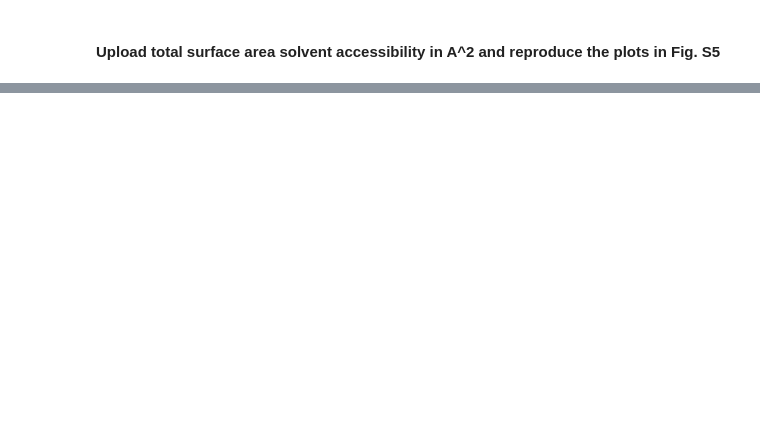
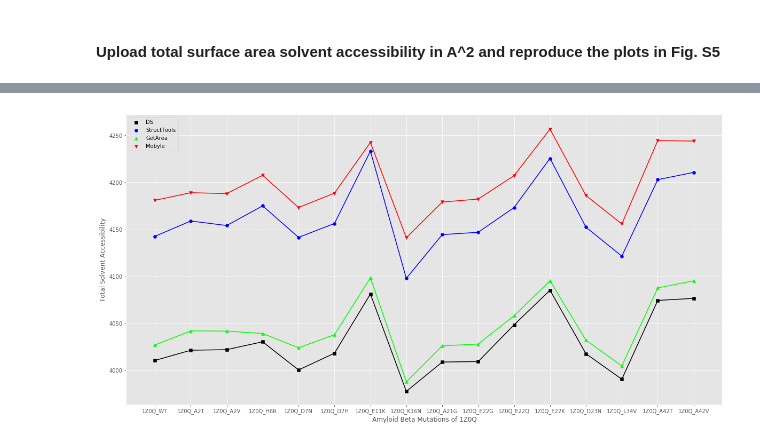
Before and after one commit to 188-project/Amyloid-Beta-Final-Project, a Jupyter notebook: Final Project Amyloid Beta.ipynb, the cells around one changed output, grey strips where cells are left out. Cells and saved outputs as stored; diff of their text form; code cells hidden in the pictures; blank space fills up the shorter version.

```diff
--- a/Final Project Amyloid Beta.ipynb
+++ b/Final Project Amyloid Beta.ipynb
@@ -42,0 +54,29 @@ plt.show()
+# %%
+# Recreate Fig S5B
+# Store Web based tools output
+DS_1Z0Q = _1Z0Q_tot_solv_acc[:, 0]
+ST_1Z0Q = _1Z0Q_tot_solv_acc[:, 1]
+GA_1Z0Q = _1Z0Q_tot_solv_acc[:, 2]
+M_1Z0Q = _1Z0Q_tot_solv_acc[:, 3]
+
+# Plot data with smoothed curve
+plt.figure(figsize = (20, 10))
+
+plt.scatter(_1Z0Q_conform, DS_1Z0Q, label = web_based_tools[0], c = 'k', marker = 's')
+plt.plot(_1Z0Q_conform, DS_1Z0Q, c = 'k')
+
+plt.scatter(_1Z0Q_conform, ST_1Z0Q, label = web_based_tools[1], c = 'b', marker = 'o')
+plt.plot(_1Z0Q_conform, ST_1Z0Q, c = 'b')
+
+plt.scatter(_1Z0Q_conform, GA_1Z0Q, label = web_based_tools[2], c = 'lime', marker = '^')
+plt.plot(_1Z0Q_conform, GA_1Z0Q, c = 'lime')
+
+plt.scatter(_1Z0Q_conform, M_1Z0Q, label = web_based_tools[3], c = 'r', marker = 'v')
+plt.plot(_1Z0Q_conform, M_1Z0Q, c = 'r')
+
+plt.xlabel('Amyloid Beta Mutations of 1Z0Q')
+plt.ylabel('Total Solvent Accessibility')
+plt.legend()
+plt.show()
+# %% [output]
+[figure, added]
```
Also changed, not shown: parts of 3 cells of this notebook.
